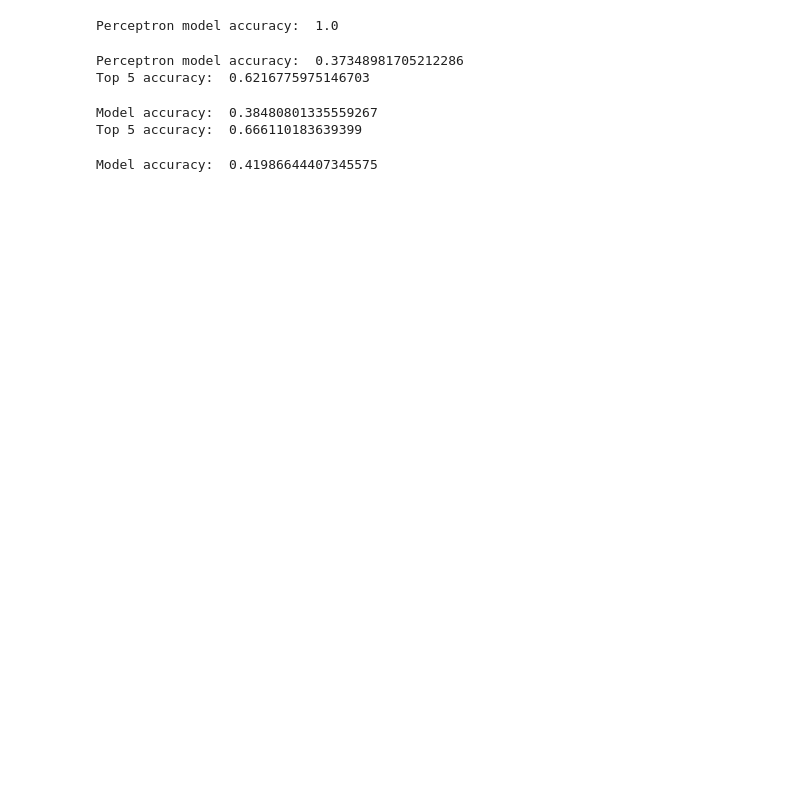
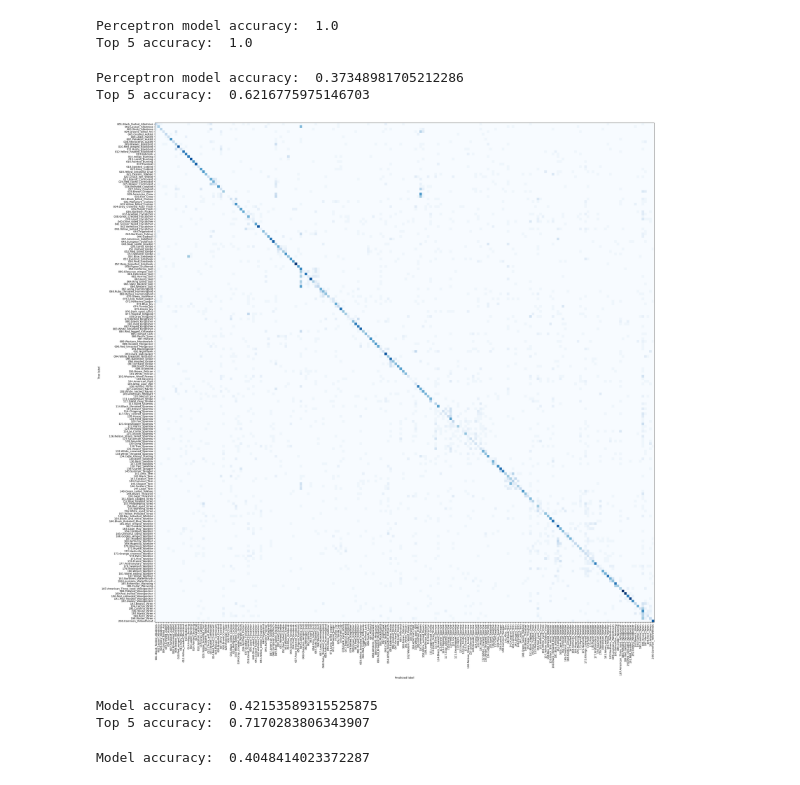
Before and after one commit to AndreasRaaskov/concept_bottleneck, a Jupyter notebook: Concetp_predictive_baseline.ipynb, the cells around one changed output. Cells and saved outputs as stored; diff of their text form; code cells hidden in the pictures; blank space fills up the shorter version.

```diff
--- a/Concetp_predictive_baseline.ipynb
+++ b/Concetp_predictive_baseline.ipynb
@@ -12,7 +12,8 @@ from data_loaders import CUB_CtoY_dataset
 from sklearn.linear_model import Perceptron
 # %%
 #test majority voted dataset
-
+#set random seed
+np.random.seed(1)
 #Load the dataset
 majority_config = {'CUB_dir':r'data/CUB_200_2011',
                 'split_file':r'data/train_test_val.pkl',
@@ -22,20 +23,20 @@ majority_config = {'CUB_dir':r'data/CUB_200_2011',
 
 Majority_dataset_train = CUB_CtoY_dataset(mode="train",config_dict=majority_config,transform=None)
 
-C_trian = []
+C_train = []
 Y_train = []
 
 for i in range(len(Majority_dataset_train)):
     Ct,Yt_ = Majority_dataset_train.__getitem__(i)
-    C_trian.append(Ct)
+    C_train.append(Ct)
     Y_train.append(Yt_)
 
-C_train = np.array(C_trian)
+C_train = np.array(C_train)
 Y_train = np.argmax(np.array(Y_train),axis=1) #Convert one hot encoding to class labels
 
 #Train the perceptron model
 perceptron_model = Perceptron()
-perceptron_model.fit(C_trian,Y_train)
+perceptron_model.fit(C_train,Y_train)
 
 
 Majority_dataset_test = CUB_CtoY_dataset(mode="test",config_dict=majority_config,transform=None)
@@ -54,7 +55,17 @@ Y_test = np.argmax(np.array(Y_test),axis=1) #Convert one hot encoding to class l
 #Test the perceptron model
 score = perceptron_model.score(C_test,Y_test)
 print("Perceptron model accuracy: ",score)
+#Se if correct is in the top 5
+top5 = np.argsort(perceptron_model.decision_function(C_test),axis=1)[:,-5:]
+
+correct = 0
+for i in range(len(Y_test)):
+    if Y_test[i] in top5[i]:
+        correct += 1
+
+print("Top 5 accuracy: ",correct/len(Y_test))
 # %% [output]
 Perceptron model accuracy:  1.0
+Top 5 accuracy:  1.0
 # %%
 #test majority voted dataset
@@ -113,17 +127,52 @@ print("Top 5 accuracy: ",correct/len(Y_test))
 # %% [output]
 Perceptron model accuracy:  0.37348981705212286
 Top 5 accuracy:  0.6216775975146703
+# %%
+def plot_confusion_matrix(cm, classes, output_dir):
+    """
+    Plot and save the confusion matrix.
+
+    Args:
+        cm (np.array): Confusion matrix.
+        classes (list): List of class names.
+        output_dir (Path): Directory to save the plot.
+    """
+    plt.figure(figsize=(30, 30))
+    plt.imshow(cm, interpolation='nearest', cmap=plt.cm.Blues)
+    #plt.colorbar()
+    tick_marks = range(len(classes))
+    plt.xticks(tick_marks, classes, rotation=90, fontsize=10)
+    plt.yticks(tick_marks, classes, fontsize=10)
+
+    #plt.tight_layout()
+    plt.ylabel('True label')
+    plt.xlabel('Predicted label')
+
+    plt.tight_layout()
+    plt.show()
+
+#Confusion matrix
+Y_hat = perceptron_model.predict(C_test)
+cm = np.zeros((200,200))
+for i in range(len(Y_test)):
+    cm[Y_test[i],Y_hat[i]] += 1
+class_labels_names = pd.read_csv(os.path.join(r"data\CUB_200_2011\classes.txt"), sep=" ", header=None)[1].values
+
+plot_confusion_matrix(cm,class_labels_names,r"output")
+# %% [output]
+[figure, added]
 # %%
 #Import neural network model from sklearn
 from sklearn.neural_network import MLPClassifier
+#set random seed
+np.random.seed(1)
+
+#Train the perceptron model
+model = MLPClassifier(hidden_layer_sizes=(200,200),max_iter=1000)
+model.fit(C_train,Y_train)
 
 
-#Train the perceptron model
-model = MLPClassifier(hidden_layer_sizes=(100,100,100),max_iter=1000)
-model.fit(C_trian,Y_train)
-
-
-NoNMajority_dataset_Val = CUB_CtoY_dataset(mode="val",config_dict=majority_config,transform=None)
+NoNMajority_dataset_Val = CUB_CtoY_dataset(mode="val",config_dict=NoNmajority_config,transform=None)
 
 C_test = []
 Y_test = []
@@ -152,17 +201,20 @@ for i in range(len(Y_test)):
 
 print("Top 5 accuracy: ",correct/len(Y_test))
 # %% [output]
-Model accuracy:  0.38480801335559267
-Top 5 accuracy:  0.666110183639399
+Model accuracy:  0.42153589315525875
+Top 5 accuracy:  0.7170283806343907
 # %%
 # Random forest
+#set random seed
+np.random.seed(1)
+
 from sklearn.ensemble import RandomForestClassifier
 
 model = RandomForestClassifier(n_estimators=100)
 
-model.fit(C_trian,Y_train)
+model.fit(C_train,Y_train)
 
 score = model.score(C_test,Y_test)
 print("Model accuracy: ",score)
 # %% [output]
-Model accuracy:  0.41986644407345575
+Model accuracy:  0.4048414023372287
```
Also changed, not shown: parts of 1 cell of this notebook, 1 other file.
